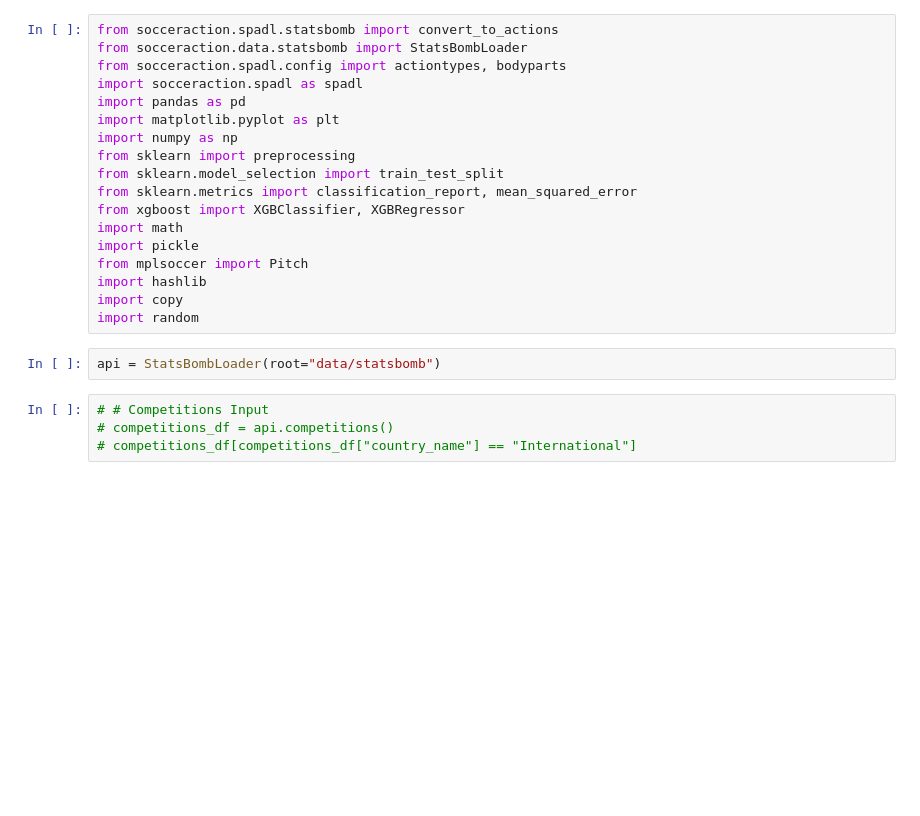
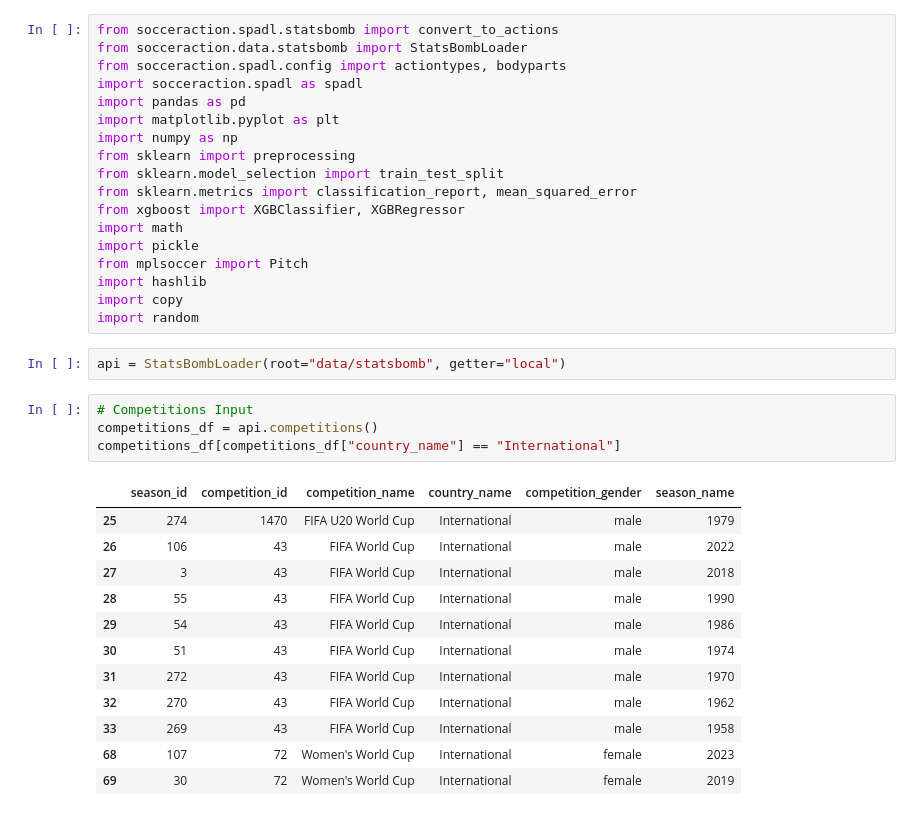
Before and after one commit to Steve23522016/vaep-base-code, a Jupyter notebook: notebooks/tutorial6_trial_socceraction_statsbomb.ipynb, the cells around one changed output. Drawn from its saved outputs; the diff is of its cells as text; blank space fills up the shorter version.

```diff
--- a/notebooks/tutorial6_trial_socceraction_statsbomb.ipynb
+++ b/notebooks/tutorial6_trial_socceraction_statsbomb.ipynb
@@ -17,9 +17,22 @@ import hashlib
 import copy
 import random
 # %%
-api = StatsBombLoader(root="data/statsbomb")
+api = StatsBombLoader(root="data/statsbomb", getter="local")
 # %%
-# # Competitions Input
-# competitions_df = api.competitions()
-# competitions_df[competitions_df["country_name"] == "International"]
+# Competitions Input
+competitions_df = api.competitions()
+competitions_df[competitions_df["country_name"] == "International"]
+# %% [output]
+|  | season_id | competition_id | competition_name | country_name | competition_gender | season_name |
+| 25 | 274 | 1470 | FIFA U20 World Cup | International | male | 1979 |
+| 26 | 106 | 43 | FIFA World Cup | International | male | 2022 |
+| 27 | 3 | 43 | FIFA World Cup | International | male | 2018 |
+| 28 | 55 | 43 | FIFA World Cup | International | male | 1990 |
+| 29 | 54 | 43 | FIFA World Cup | International | male | 1986 |
+| 30 | 51 | 43 | FIFA World Cup | International | male | 1974 |
+| 31 | 272 | 43 | FIFA World Cup | International | male | 1970 |
+| 32 | 270 | 43 | FIFA World Cup | International | male | 1962 |
+| 33 | 269 | 43 | FIFA World Cup | International | male | 1958 |
+| 68 | 107 | 72 | Women's World Cup | International | female | 2023 |
+| 69 | 30 | 72 | Women's World Cup | International | female | 2019 |
 # %%
```
Also changed, not shown: parts of 5 cells of this notebook, 2 other files.
